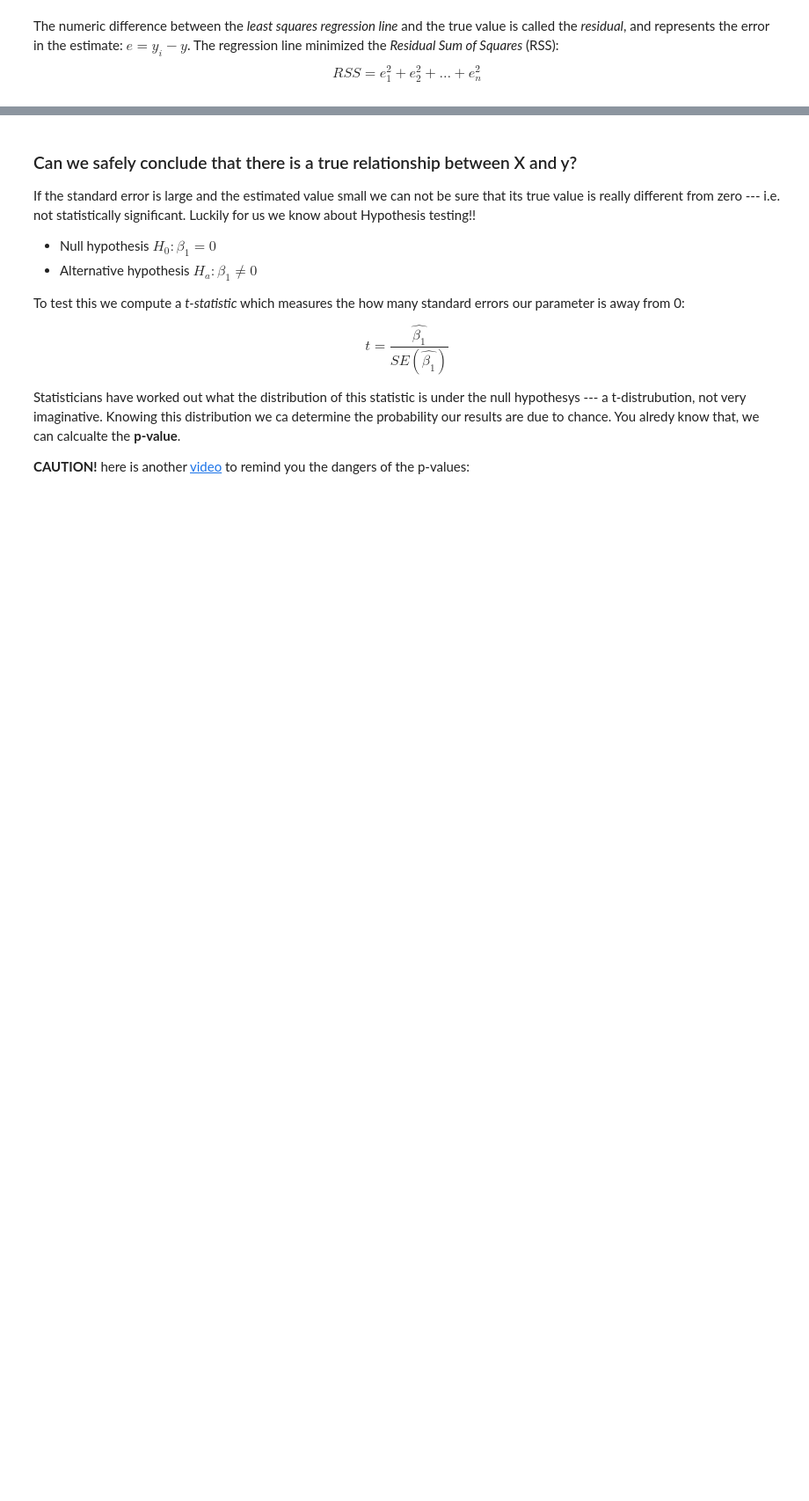
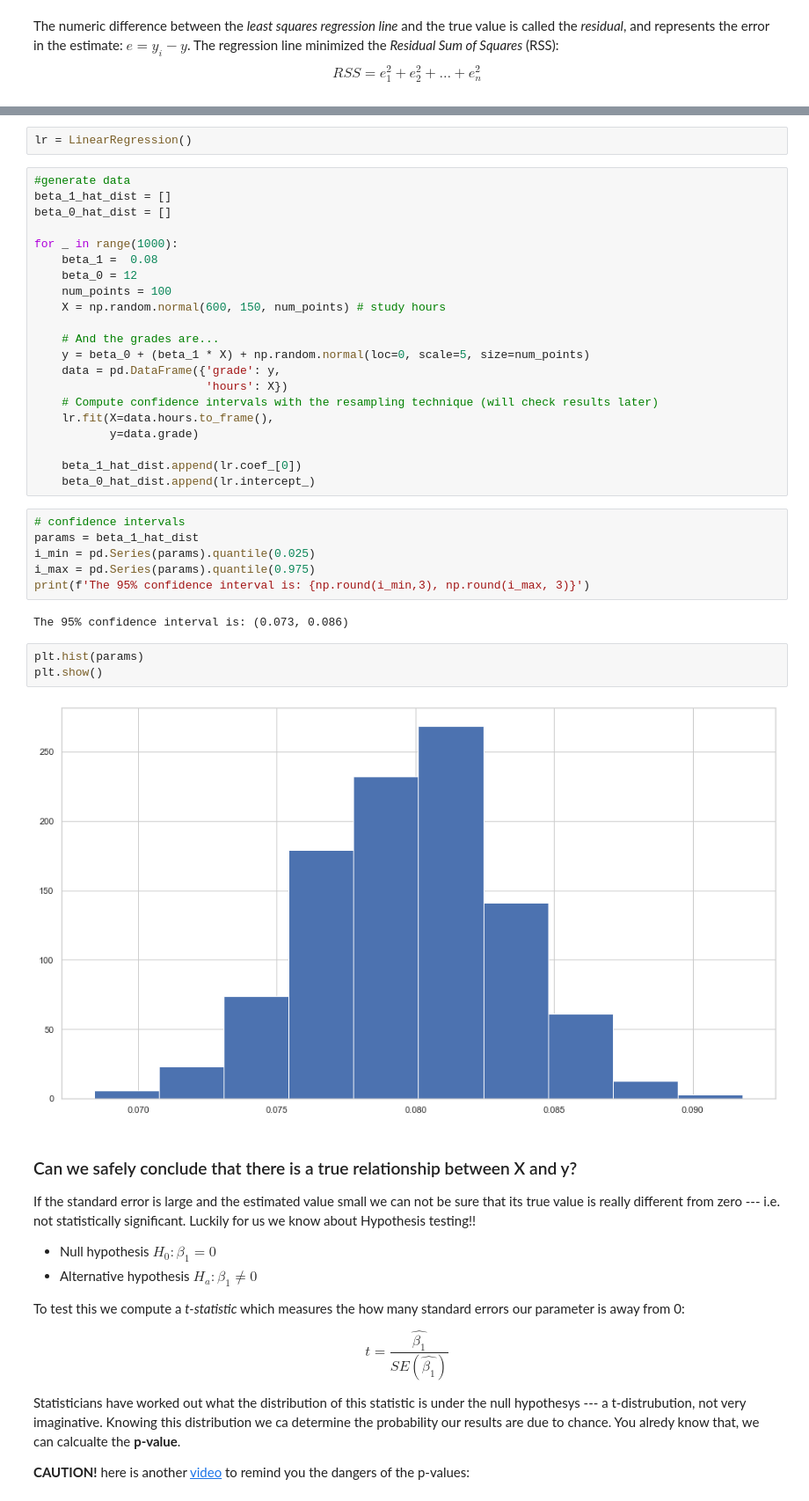
Before and after one commit to sheriffff/teaching-ironhack-data-madrid-2020, a Jupyter notebook: week_06/02-linear-regression.ipynb, the cells around one changed output, grey strips where cells are left out. Shown at 88% size. Drawn from its saved outputs; the diff is of its cells as text; blank space fills up the shorter version.

```diff
--- a/week_06/02-linear-regression.ipynb
+++ b/week_06/02-linear-regression.ipynb
@@ -72,3 +109,39 @@ $$\hat\beta \pm 2*SE(\hat{\beta})$$
+# %%
+lr = LinearRegression()
+# %%
+#generate data
+beta_1_hat_dist = []
+beta_0_hat_dist = []
+
+for _ in range(1000):
+    beta_1 =  0.08
+    beta_0 = 12
+    num_points = 100
+    X = np.random.normal(600, 150, num_points) # study hours
+
+    # And the grades are...
+    y = beta_0 + (beta_1 * X) + np.random.normal(loc=0, scale=5, size=num_points)
+    data = pd.DataFrame({'grade': y,
+                         'hours': X})
+    # Compute confidence intervals with the resampling technique (will check results later)
+    lr.fit(X=data.hours.to_frame(),
+           y=data.grade)
+
+    beta_1_hat_dist.append(lr.coef_[0])
+    beta_0_hat_dist.append(lr.intercept_)
+# %%
+# confidence intervals
+params = beta_1_hat_dist
+i_min = pd.Series(params).quantile(0.025)
+i_max = pd.Series(params).quantile(0.975)
+print(f'The 95% confidence interval is: {np.round(i_min,3), np.round(i_max, 3)}')
+# %% [output]
+The 95% confidence interval is: (0.073, 0.086)
+# %%
+plt.hist(params)
+plt.show()
+# %% [output]
+[figure, added]
 # %% [markdown]
 ### Can we safely conclude that there is a true relationship between X and y?
 
```
Also changed, not shown: parts of 30 cells of this notebook.
